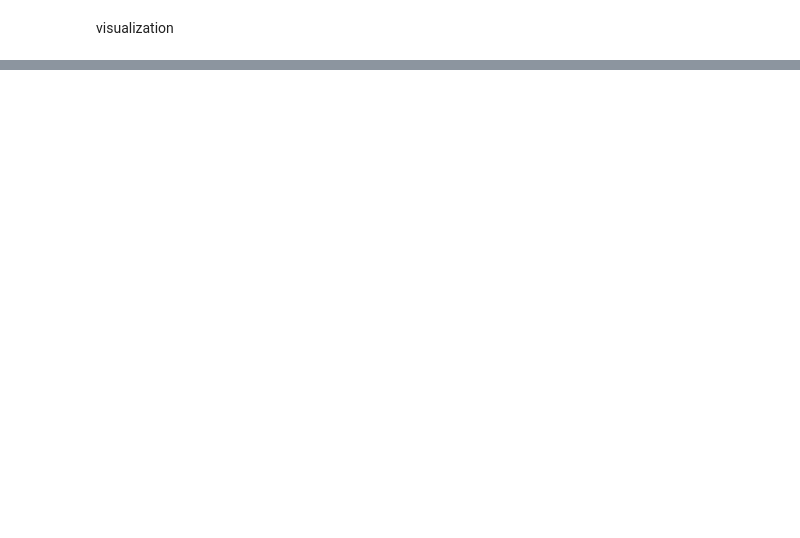
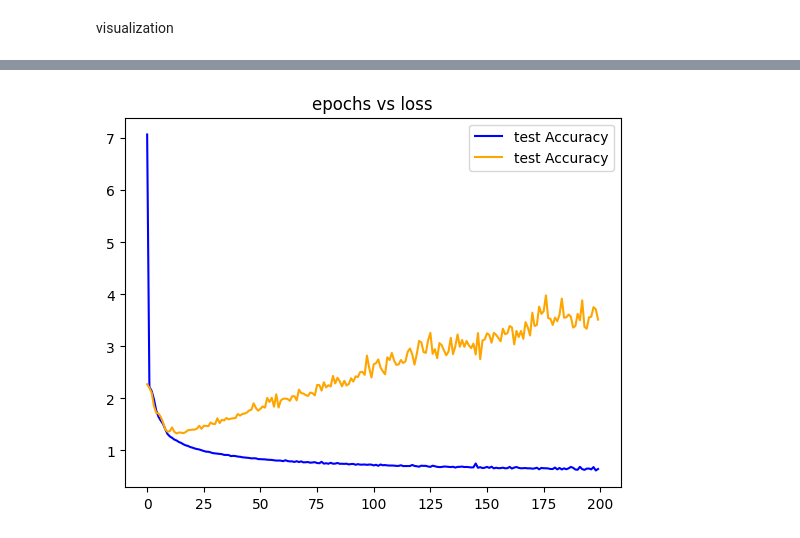
Before and after one commit to yuva0814/dl_lab, a Jupyter notebook: cifar_cnn_keras.ipynb, the cells around one changed output, grey strips where cells are left out. Saved outputs shown, nothing was run; the diff lists cells and outputs as text; code cells hidden in the pictures; blank space fills up the shorter version.

```diff
--- a/cifar_cnn_keras.ipynb
+++ b/cifar_cnn_keras.ipynb
@@ -157,0 +211,8 @@ plt.show()
+# %%
+plt.plot(result.history['loss'], label='test Accuracy', color='blue')
+plt.plot(result.history['val_loss'], label='test Accuracy', color='orange')
+plt.legend()
+plt.title('epochs vs loss')
+plt.show()
+# %% [output]
+[figure, added]
```
Also changed, not shown: parts of 9 cells of this notebook, 4 other files.
